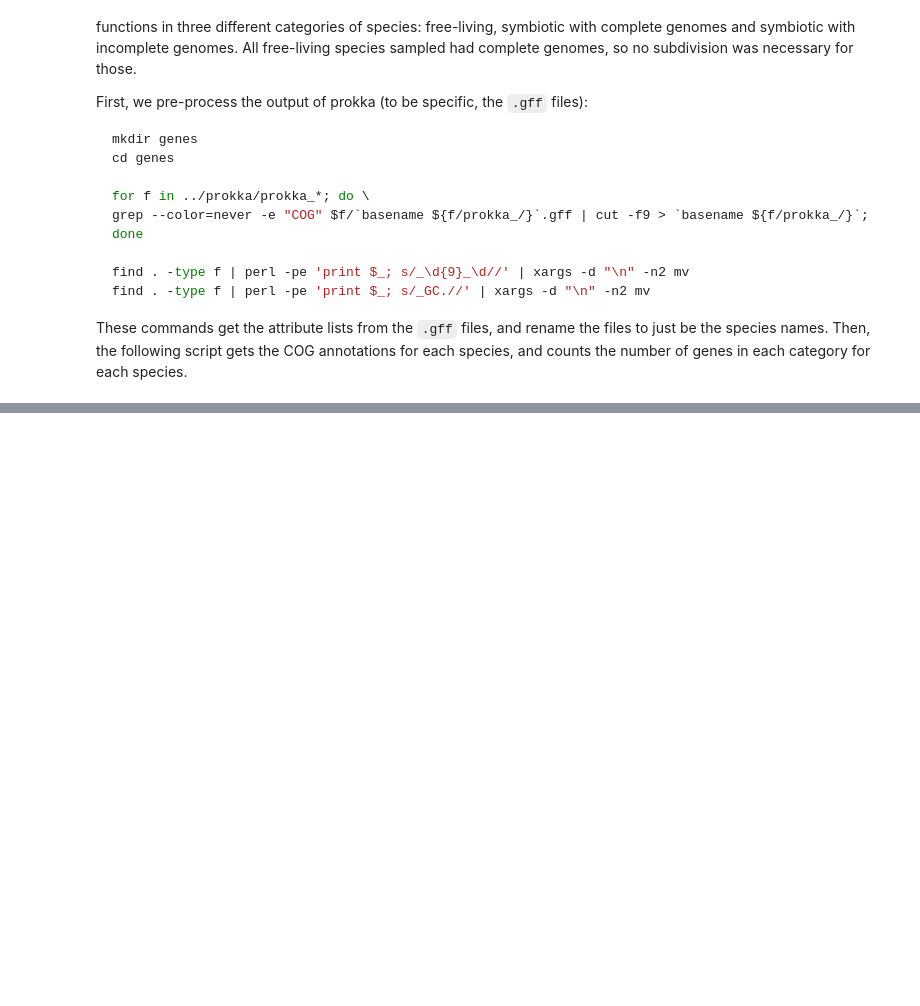
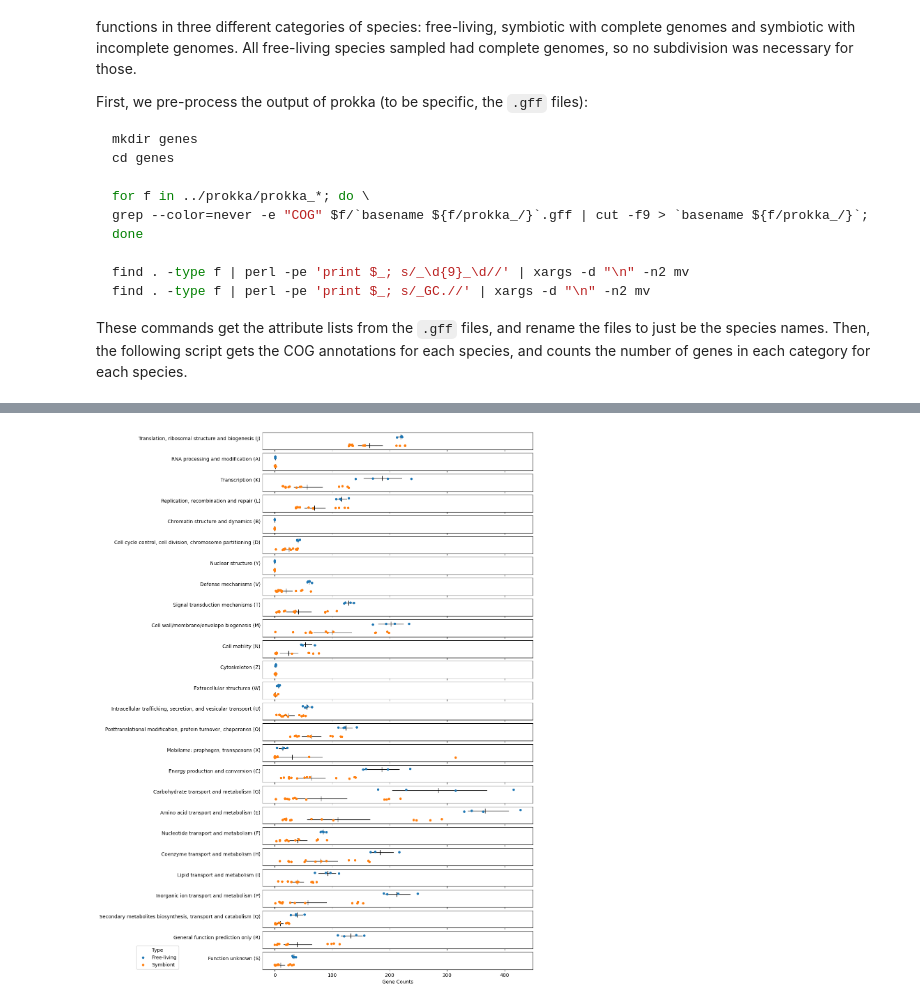
Before and after one commit to drumfreakk/GBI_endosymbiosis, a Jupyter notebook: gene-annotation.ipynb, the cells around one changed output, grey strips where cells are left out. Saved outputs shown, nothing was run; the diff lists cells and outputs as text; code cells hidden in the pictures; blank space fills up the shorter version.

```diff
--- a/gene-annotation.ipynb
+++ b/gene-annotation.ipynb
@@ -154,0 +140,16 @@ Individual counts per gene category per species
+# %%
+fig, axes = plt.subplots(len(categories), 1, figsize = (10,20), sharex=True)
+for i in range(len(categories)):
+    sns.stripplot(data=counts,y="is_endosymb",x=categories[i], hue="is_endosymb", ax = axes[i])
+    sns.pointplot(data=counts,y="is_endosymb",x=categories[i],linestyle="none",errorbar="ci",marker="|",markersize=10,markeredgewidth=1,ax=axes[i],color="black", err_kws={'linewidth':1})
+
+    axes[i].set_ylabel(cog_cats["CATEGORY_DESCRIPTION"][i] + " (" + categories[i] + ")", rotation=0, horizontalalignment="right")
+    axes[i].set_xlabel("Gene Counts")
+    axes[i].set_yticks([])
+
+axes[-1].legend(["Free-living", "Symbiont"], title="Type", bbox_to_anchor=(-0.3, 1.5))
+plt.tight_layout
+plt.savefig("figures/gene_counts.pdf", bbox_inches="tight")
+plt.show()
+# %% [output]
+[figure, added]
```
Also changed, not shown: parts of 7 cells of this notebook, 4 other files.
